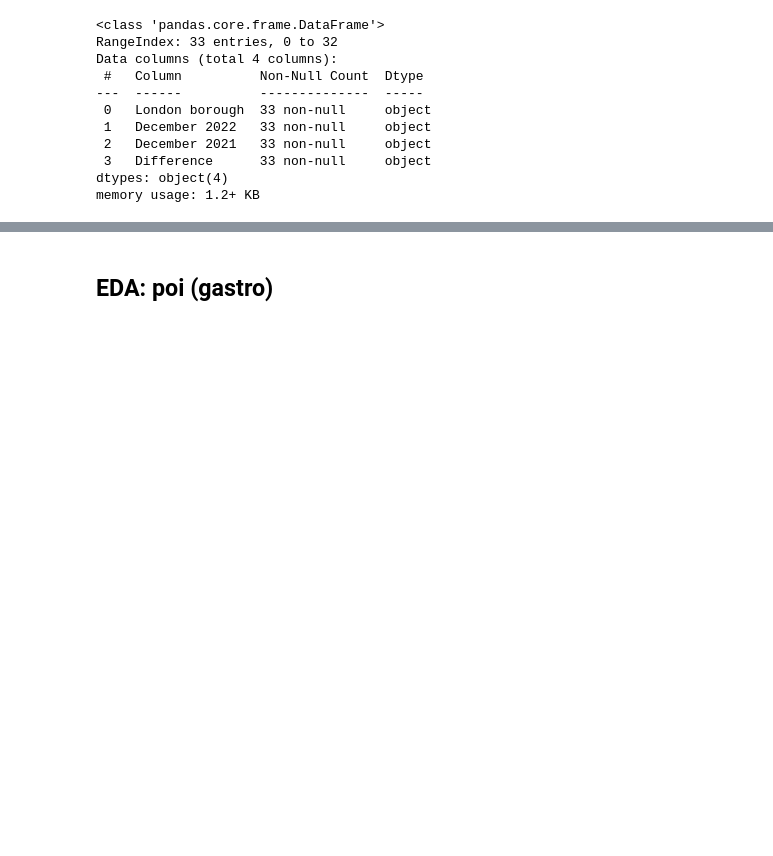
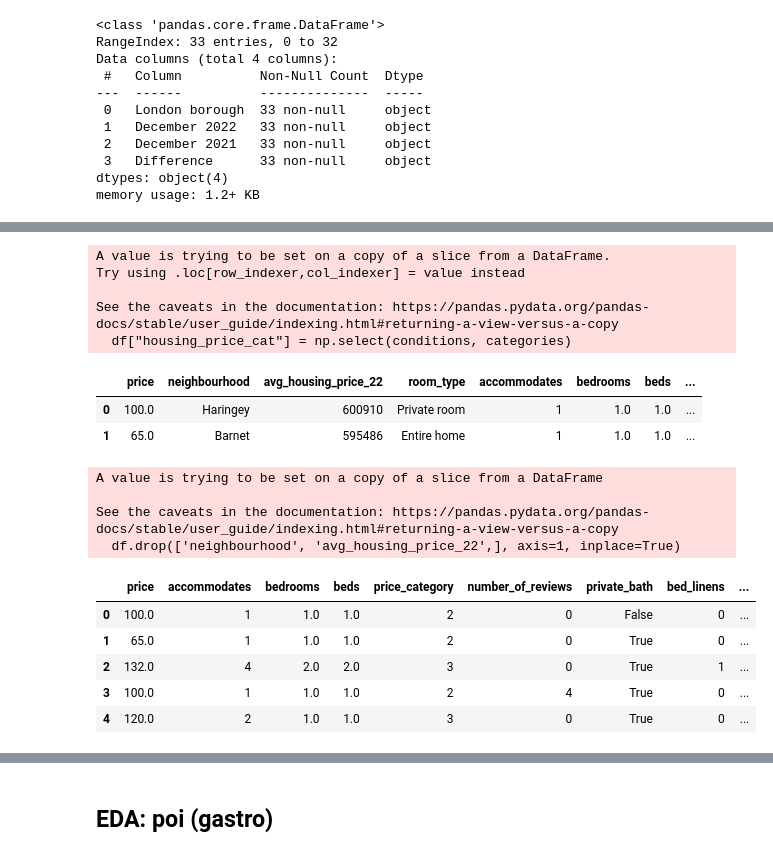
Before and after one commit to Jappler85/hh-23-1-airbnb, a Jupyter notebook: poi_27_04.ipynb, the cells around one changed output, grey strips where cells are left out. Drawn from its saved outputs; the diff is of its cells as text; code cells hidden in the pictures; blank space fills up the shorter version.

```diff
--- a/poi_27_04.ipynb
+++ b/poi_27_04.ipynb
@@ -1076,0 +1168,2 @@ poi.head(2)
+# %%
+df = poi[price_cols]
@@ -1076,0 +1198,27 @@ poi.head(2)
+# %%
+# set categorical values for average housing price
+
+# define the conditions and categories
+conditions = [
+    df["avg_housing_price_22"] < 400000,
+    (df["avg_housing_price_22"] >= 400000) & (df["avg_housing_price_22"] < 500000),
+    (df["avg_housing_price_22"] >= 500000) & (df["avg_housing_price_22"] < 600000),
+    (df["avg_housing_price_22"] >= 600000) & (df["avg_housing_price_22"] < 750000),
+    df["avg_housing_price_22"] >= 750000
+]
+categories = [
+    "very_low",
+    "low",
+    "medium",
+    "high",
+    "very_high"
+]
+
+# create the new column based on the conditions and categories
+df["housing_price_cat"] = np.select(conditions, categories)
+# %% [output]
+A value is trying to be set on a copy of a slice from a DataFrame.
+Try using .loc[row_indexer,col_indexer] = value instead
+
+See the caveats in the documentation: https://pandas.pydata.org/pandas-docs/stable/user_guide/indexing.html#returning-a-view-versus-a-copy
+  df["housing_price_cat"] = np.select(conditions, categories)
@@ -1076,0 +1233,26 @@ poi.head(2)
+# %%
+df.head(2)
+# %% [output]
+|  | price | neighbourhood | avg_housing_price_22 | room_type | accommodates | bedrooms | beds | ... |
+| 0 | 100.0 | Haringey | 600910 | Private room | 1 | 1.0 | 1.0 | ... |
+| 1 | 65.0 | Barnet | 595486 | Entire home | 1 | 1.0 | 1.0 | ... |
+# %%
+# Remove irrelevant columns
+df.drop(['neighbourhood', 'avg_housing_price_22',], axis=1, inplace=True)
+# %% [output]
+A value is trying to be set on a copy of a slice from a DataFrame
+
+See the caveats in the documentation: https://pandas.pydata.org/pandas-docs/stable/user_guide/indexing.html#returning-a-view-versus-a-copy
+  df.drop(['neighbourhood', 'avg_housing_price_22',], axis=1, inplace=True)
+# %%
+# One-hot encode categorical variables
+df = pd.get_dummies(df, columns=["housing_price_cat", "room_type"])
+# %%
+df.head()
+# %% [output]
+|  | price | accommodates | bedrooms | beds | price_category | number_of_reviews | private_bath | bed_linens | ... |
+| 0 | 100.0 | 1 | 1.0 | 1.0 | 2 | 0 | False | 0 | ... |
+| 1 | 65.0 | 1 | 1.0 | 1.0 | 2 | 0 | True | 0 | ... |
+| 2 | 132.0 | 4 | 2.0 | 2.0 | 3 | 0 | True | 1 | ... |
+| 3 | 100.0 | 1 | 1.0 | 1.0 | 2 | 4 | True | 0 | ... |
+| 4 | 120.0 | 2 | 1.0 | 1.0 | 3 | 0 | True | 0 | ... |
```
Also changed, not shown: parts of 33 cells of this notebook.
